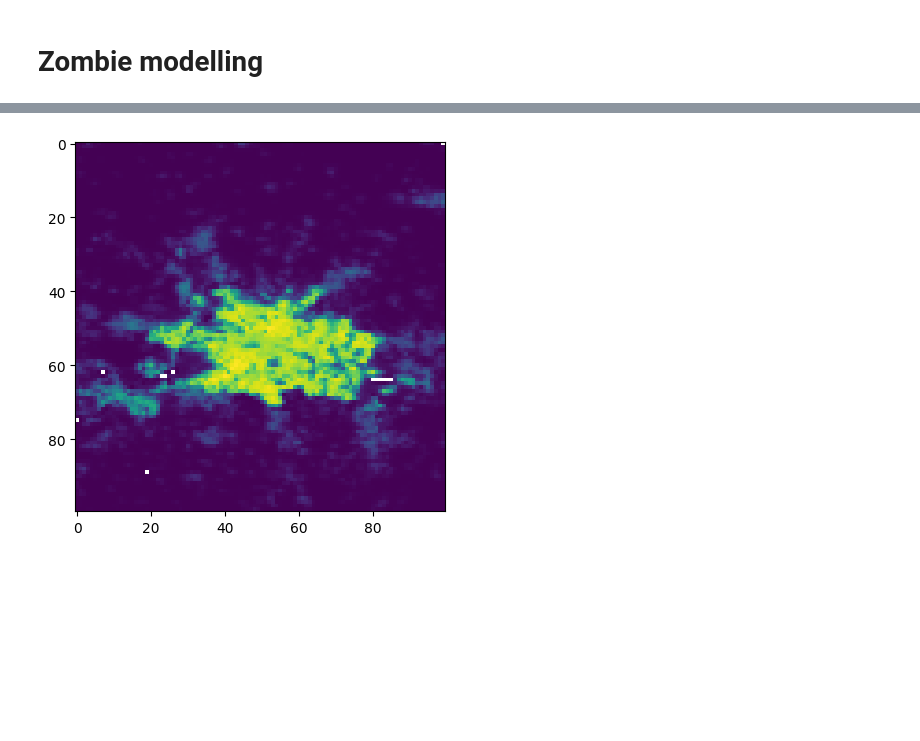
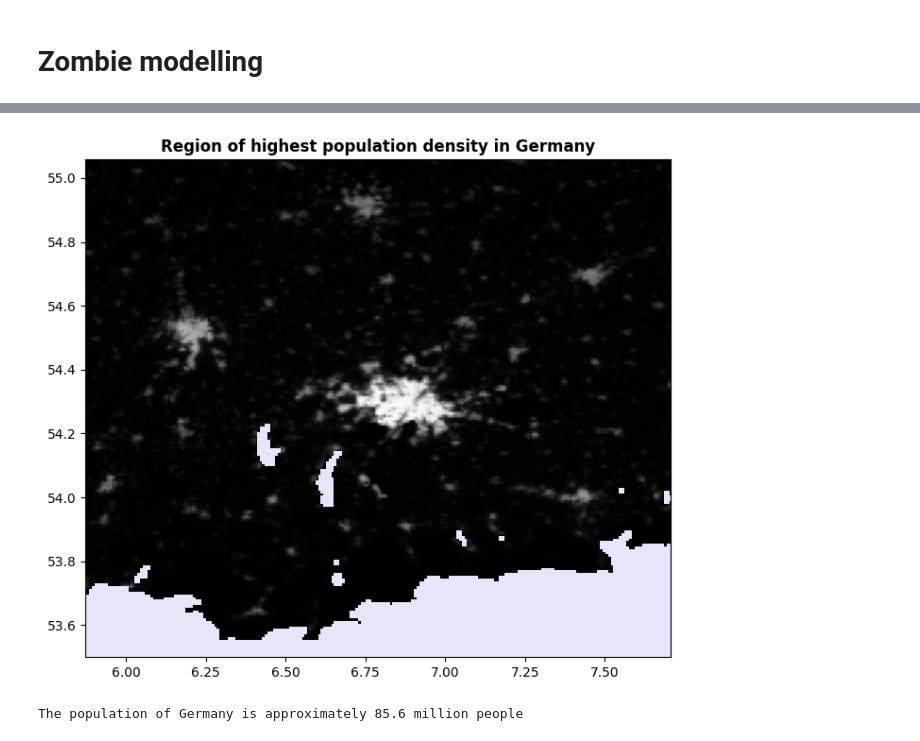
Before and after one commit to Mark-Bugden/zombie-outbreak, a Jupyter notebook: SketchFile.ipynb, the cells around one changed output, grey strips where cells are left out. Cells and saved outputs as stored; diff of their text form; code cells hidden in the pictures; blank space fills up the shorter version.

```diff
--- a/SketchFile.ipynb
+++ b/SketchFile.ipynb
@@ -15,13 +17,16 @@ The data is a map of the population density of Germany in 2020, at a resolution
 # %%
 # The population density map is at the following location
 file = 'Data/PopDensity/Germany/2020/deu_pd_2020_1km_UNadj.tif'
-
+#file = 'Data/PopDensity/Czechia/2020/cze_pd_2020_1km_UNadj.tif'
+country = 'Germany'
+#country = 'Czechia'
 
 with rasterio.open(file) as src:
     band = src.read(1)
     meta = src.meta
     transform = src.transform
-    mask = ~src.read_masks(1)
+    crs = src.crs
+    mask = np.array(src.read_masks(1)/255, dtype=bool)
 # %%
 print(f'The shape of the image is {band.shape}')
 print(f'The shape of the mask is {mask.shape}')
@@ -39,8 +50,14 @@ plt.show()
 # %%
-# We can apply the mask to our data to obtain only the parts for which we have data
-masked_band = np.ma.masked_array(band, mask = mask)
+# We can apply the mask to our data to obtain only the parts for which we have data (we need to invert the mask because we are 'masking away' the bad stuff
+masked_band = np.ma.masked_array(band, ~mask)
 # %%
-# Let#s visualise this data now
-plt.imshow(masked_band)
+# Let's visualise this data now
+
+cmap = plt.cm.get_cmap("Greys_r").copy()
+cmap.set_bad(color='lavender')
+
+
+fig, ax = plt.subplots(figsize=(8,8))
+show(masked_band, transform=transform, title=f'Population density in {country}', cmap=cmap)
 plt.show()
 # %% [output]
@@ -48,6 +65,21 @@ plt.show()
 # %%
-# Zooming in on Berlin, we see
-plt.imshow(masked_band[250:350,850:950])
+# Zooming in on the highest population density, we see
+fig, ax = plt.subplots(figsize=(8,8))
+
+# Finds the index of the highest population density
+max_idx = np.unravel_index(masked_band.argmax(), masked_band.shape)
+
+# Plots the region around the area with the highest population density
+show(masked_band[int(np.floor(max_idx[0] - 0.1*band.shape[0])):int(np.floor(max_idx[0] + 0.1*band.shape[0])), int(np.floor(max_idx[1] - 0.1*band.shape[1])): int(np.floor(max_idx[1] + 0.1*band.shape[1]))], transform=transform,  title=f'Region of highest population density in {country}', cmap=cmap)
 plt.show()
 # %% [output]
-[figure, old version]
+[figure, new version]
+# %%
+# By taking the mean of the masked_band array, we get the population density across germany. Multiplying this by area should net the total population.
+mean_pop_dens = masked_band.mean() #in people per square kilometer
+total_area = (~mask).sum()  # in square kilometers (average only)
+
+total_population = mean_pop_dens*total_area
+print(f'The population of {country} is approximately {total_population/1000000:.1f} million people')
+# %% [output]
+The population of Germany is approximately 85.6 million people
```
Also changed, not shown: parts of 5 cells of this notebook, 2 other files.
